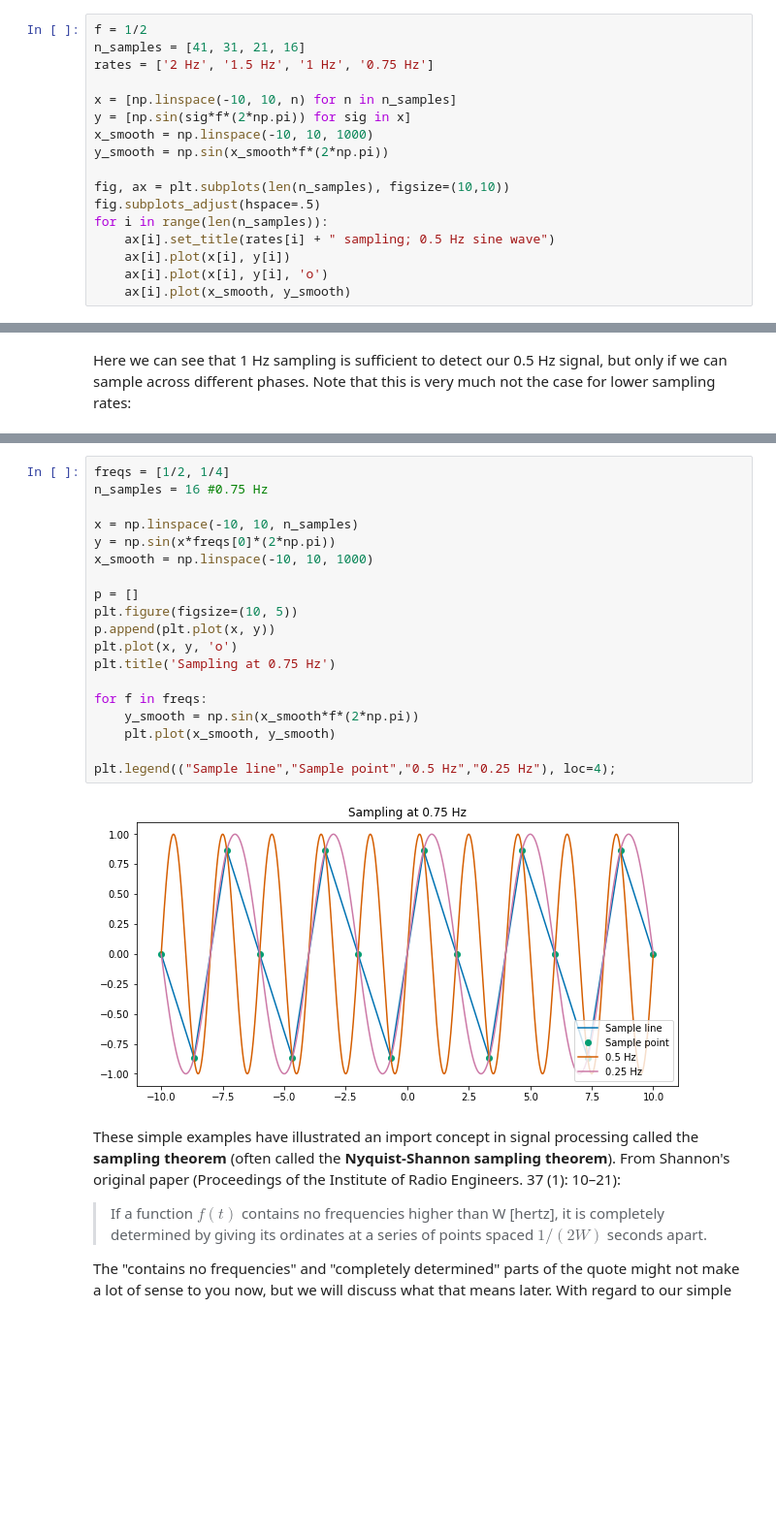
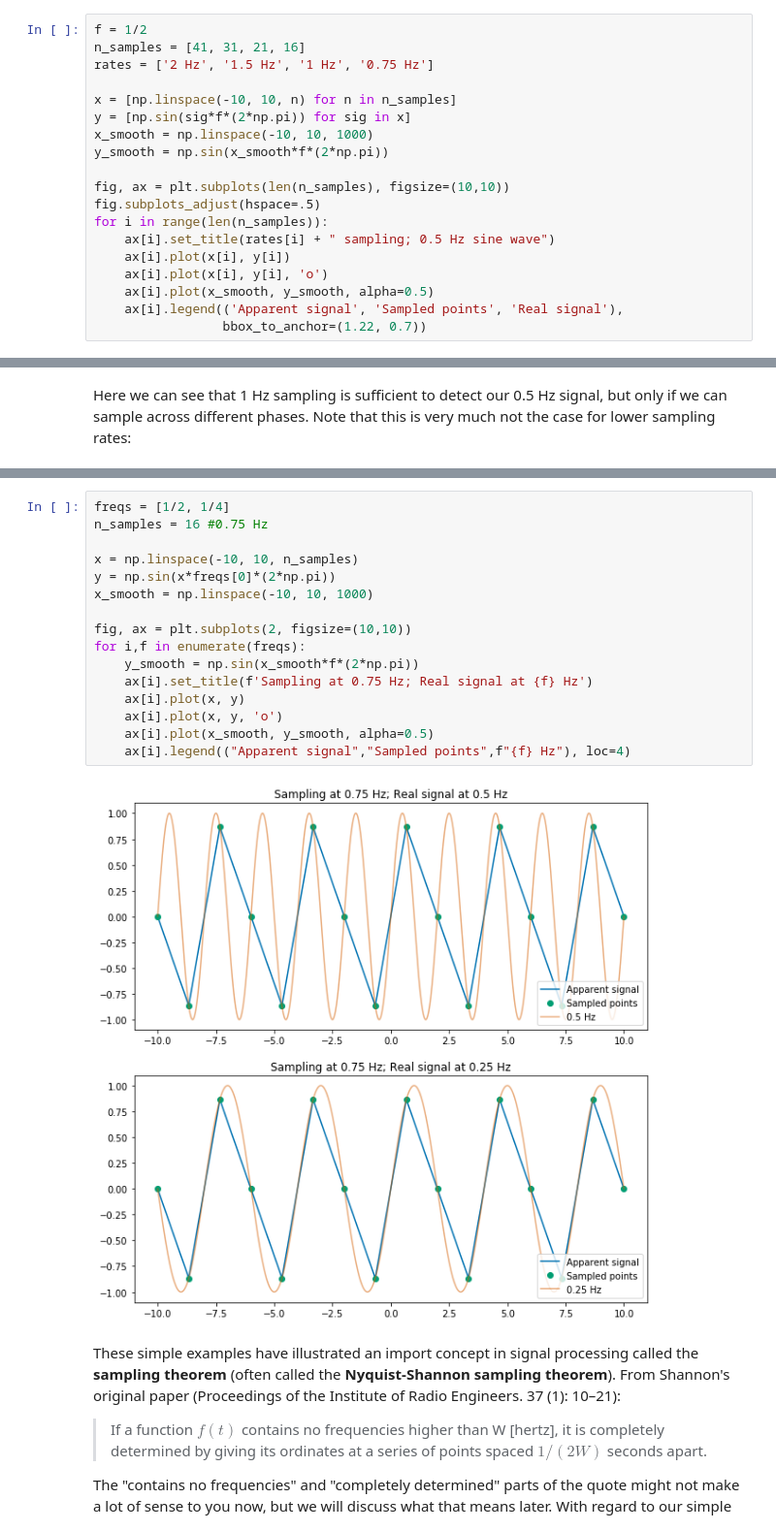
Before and after one commit to TheJacksonLaboratory/images-as-signals, a Jupyter notebook: lessons/1-Sampling_Theorem.ipynb, the cells around one changed output, grey strips where cells are left out. Shown at 97% size. Cells and saved outputs as stored; diff of their text form; blank space fills up the shorter version.

```diff
--- a/lessons/1-Sampling_Theorem.ipynb
+++ b/lessons/1-Sampling_Theorem.ipynb
@@ -159,5 +160,7 @@ for i in range(len(n_samples)):
     ax[i].set_title(rates[i] + " sampling; 0.5 Hz sine wave")
     ax[i].plot(x[i], y[i])
     ax[i].plot(x[i], y[i], 'o')
-    ax[i].plot(x_smooth, y_smooth)
+    ax[i].plot(x_smooth, y_smooth, alpha=0.5)
+    ax[i].legend(('Apparent signal', 'Sampled points', 'Real signal'),
+                 bbox_to_anchor=(1.22, 0.7))
 # %% [output]
@@ -233,24 +246,21 @@ So no matter what phase you sample at, if your sampling frequency is equal to yo
 # %%
 freqs = [1/2, 1/4]
 n_samples = 16 #0.75 Hz
 
 x = np.linspace(-10, 10, n_samples)
 y = np.sin(x*freqs[0]*(2*np.pi))
 x_smooth = np.linspace(-10, 10, 1000)
 
-p = []
-plt.figure(figsize=(10, 5))
-p.append(plt.plot(x, y))
-plt.plot(x, y, 'o')
-plt.title('Sampling at 0.75 Hz')
-
-for f in freqs:
+fig, ax = plt.subplots(2, figsize=(10,10))
+for i,f in enumerate(freqs):
     y_smooth = np.sin(x_smooth*f*(2*np.pi))
-    plt.plot(x_smooth, y_smooth)
-
-plt.legend(("Sample line","Sample point","0.5 Hz","0.25 Hz"), loc=4);
+    ax[i].set_title(f'Sampling at 0.75 Hz; Real signal at {f} Hz')
+    ax[i].plot(x, y)
+    ax[i].plot(x, y, 'o')
+    ax[i].plot(x_smooth, y_smooth, alpha=0.5)
+    ax[i].legend(("Apparent signal","Sampled points",f"{f} Hz"), loc=4)
 # %% [output]
-[figure, old version]
+[figure, new version]
 # %% [markdown]
 These simple examples have illustrated an import concept in signal processing called the **sampling theorem** (often called the **Nyquist-Shannon sampling theorem**). From Shannon's original paper (Proceedings of the Institute of Radio Engineers. 37 (1): 10–21):
 
```
Also changed, not shown: parts of 15 cells of this notebook.
